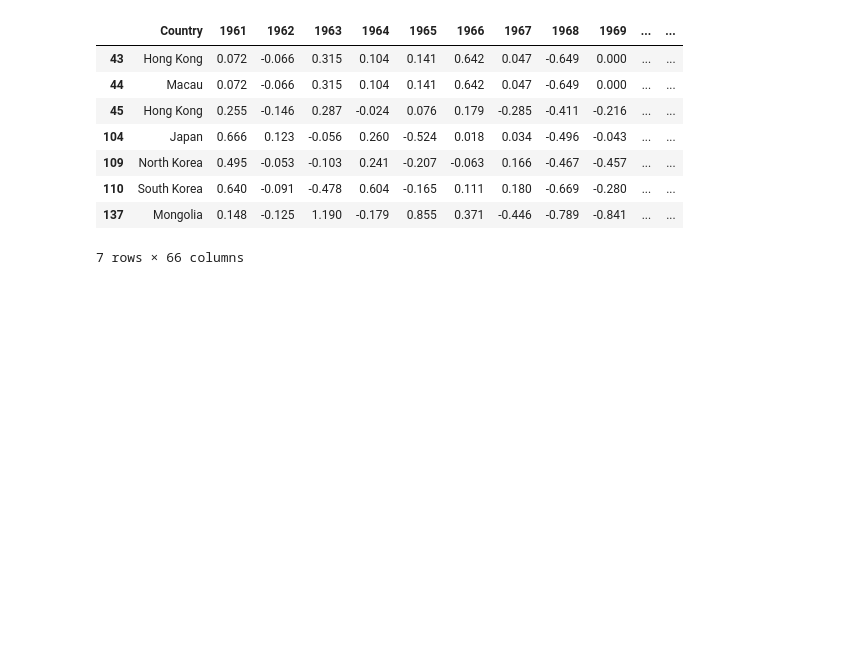
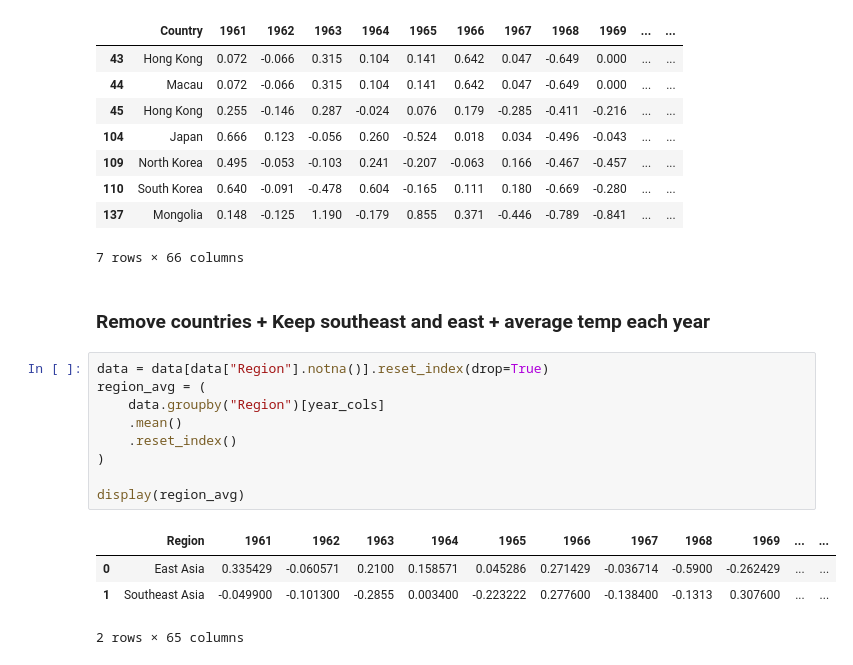
Before and after one commit to stephaniepatriciaans/region_climate_change, a Jupyter notebook: notebooks/notebook.ipynb, the cells around one changed output. Cells and saved outputs as stored; diff of their text form; blank space fills up the shorter version.

Commit message:
Remove countries + Keep southeast and east + average temp each year

```diff
--- a/notebooks/notebook.ipynb
+++ b/notebooks/notebook.ipynb
@@ -99,3 +99,19 @@ east_asia_data
 | 110 | South Korea | 0.640 | -0.091 | -0.478 | 0.604 | -0.165 | 0.111 | 0.180 | -0.669 | -0.280 | ... | ... |
 | 137 | Mongolia | 0.148 | -0.125 | 1.190 | -0.179 | 0.855 | 0.371 | -0.446 | -0.789 | -0.841 | ... | ... |
 7 rows × 66 columns
+# %% [markdown]
+### Remove countries + Keep southeast and east + average temp each year
+# %%
+data = data[data["Region"].notna()].reset_index(drop=True)
+region_avg = (
+    data.groupby("Region")[year_cols]
+    .mean()
+    .reset_index()
+)
+
+display(region_avg)
+# %% [output]
+|  | Region | 1961 | 1962 | 1963 | 1964 | 1965 | 1966 | 1967 | 1968 | 1969 | ... | ... |
+| 0 | East Asia | 0.335429 | -0.060571 | 0.2100 | 0.158571 | 0.045286 | 0.271429 | -0.036714 | -0.5900 | -0.262429 | ... | ... |
+| 1 | Southeast Asia | -0.049900 | -0.101300 | -0.2855 | 0.003400 | -0.223222 | 0.277600 | -0.138400 | -0.1313 | 0.307600 | ... | ... |
+2 rows × 65 columns
```
Also changed, not shown: 1 other file.
